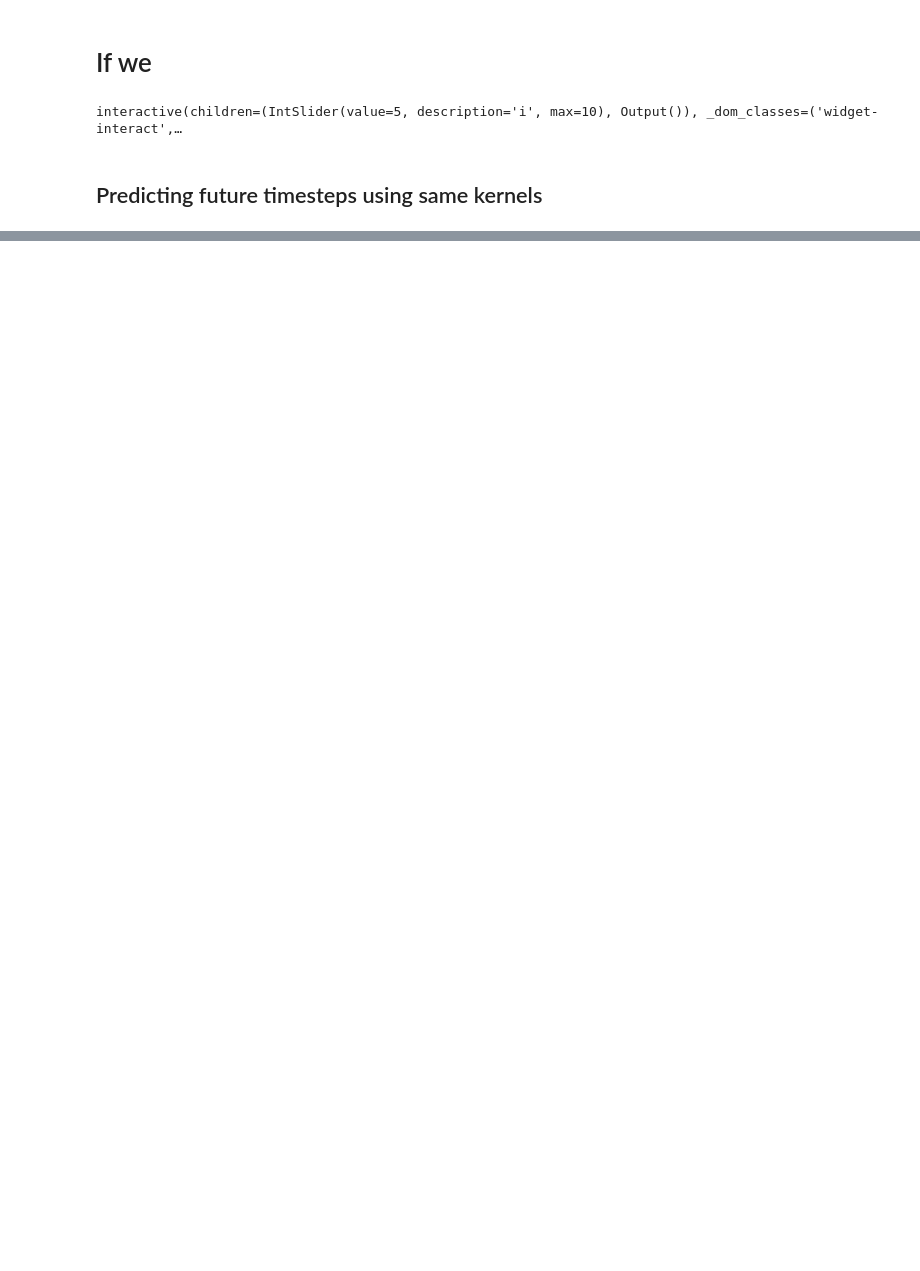
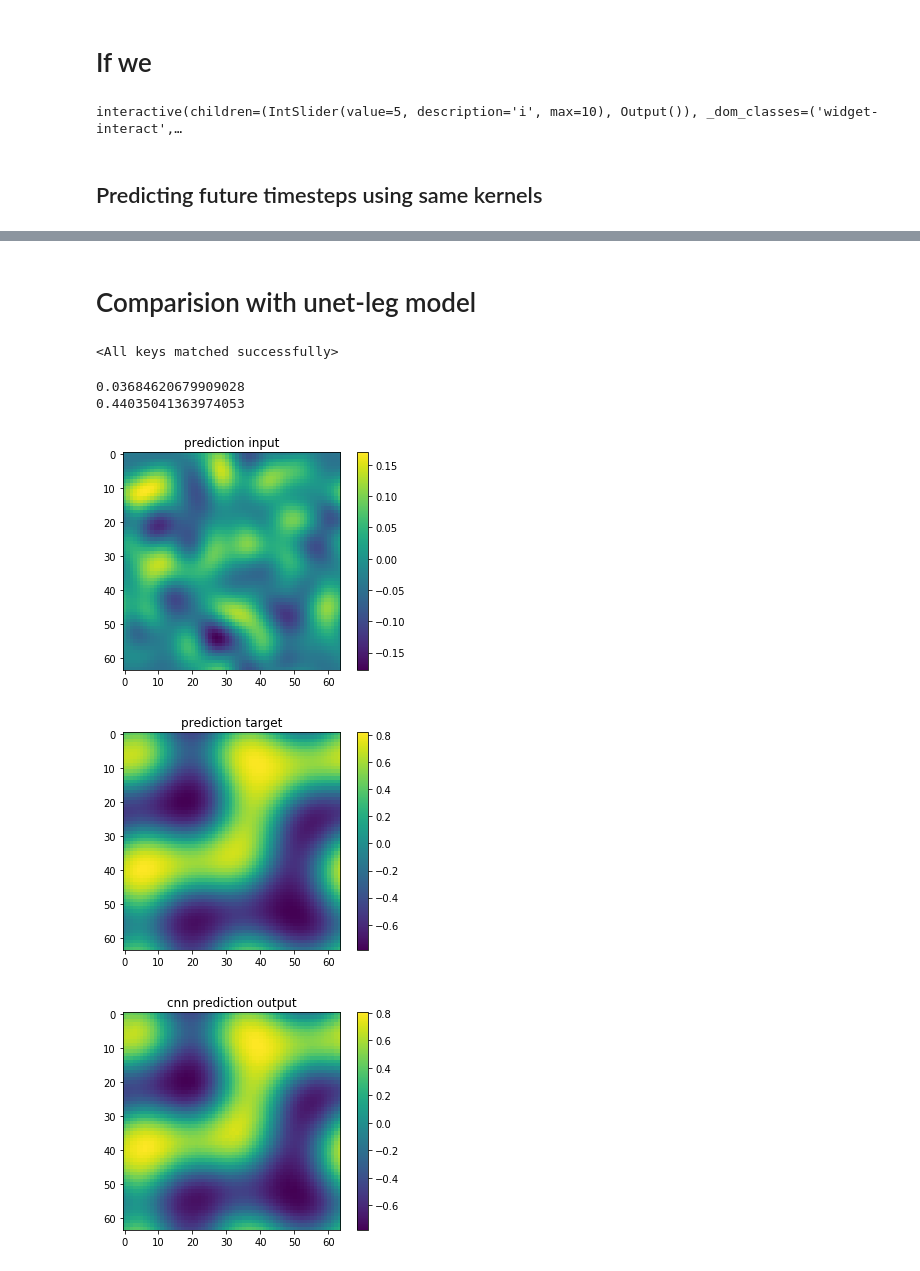
Before and after one commit to auag92/chnet, a Jupyter notebook: Extracting MKS Coefficients.ipynb, the cells around one changed output, grey strips where cells are left out. Saved outputs shown, nothing was run; the diff lists cells and outputs as text; code cells hidden in the pictures; blank space fills up the shorter version.

```diff
--- a/Extracting MKS Coefficients.ipynb
+++ b/Extracting MKS Coefficients.ipynb
@@ -188,0 +219,2 @@ Wall time: 22.7 s
+# %% [markdown]
+# Comparision with unet-leg model
@@ -188,0 +224,31 @@ Wall time: 22.7 s
+# %%
+from chnet.unet import UNet
+model = UNet(in_channels=7,
+             out_channels=1,
+             init_features=init_features).double().to(torch.device("cuda:0"))
+model.load_state_dict(torch.load("out/unet/ch_unet_id_11-04-2020-12-27_run_legendre10/unet_epoch_98.pt"))
+# %% [output]
+<All keys matched successfully>
+# %%
+n_states = 7
+domain = (-1.01, 1.01)
+basis = LegendreBasis(n_states, domain)
+transformer_x = lambda x: np.moveaxis(basis.discretize(x), 3, 1)
+x_cuda = torch.tensor(transformer_x(x_val)).double().cuda()
+
+
+model.eval()
+y_cnn = np.squeeze(model(x_cuda).detach().cpu().numpy())
+# %%
+print(rmserror(y_cnn, y_val))
+print(rmserror(y_cnn, x_val))
+
+draw_im(x_val[0], "prediction input")
+draw_im(y_val[0], "prediction target")
+draw_im(y_cnn[0], "cnn prediction output")
+# %% [output]
+0.03684620679909028
+0.44035041363974053
+[figure, added]
+[figure, added]
+[figure, added]
```
Also changed, not shown: parts of 15 cells of this notebook, 6 other files.
